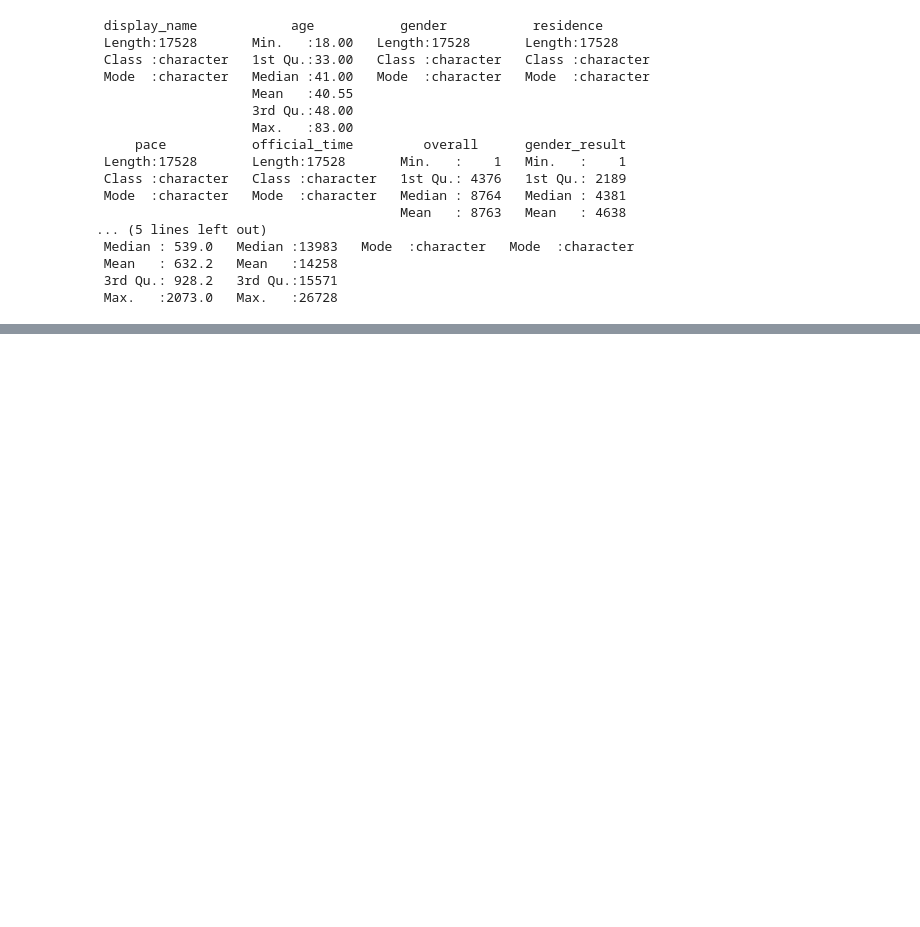
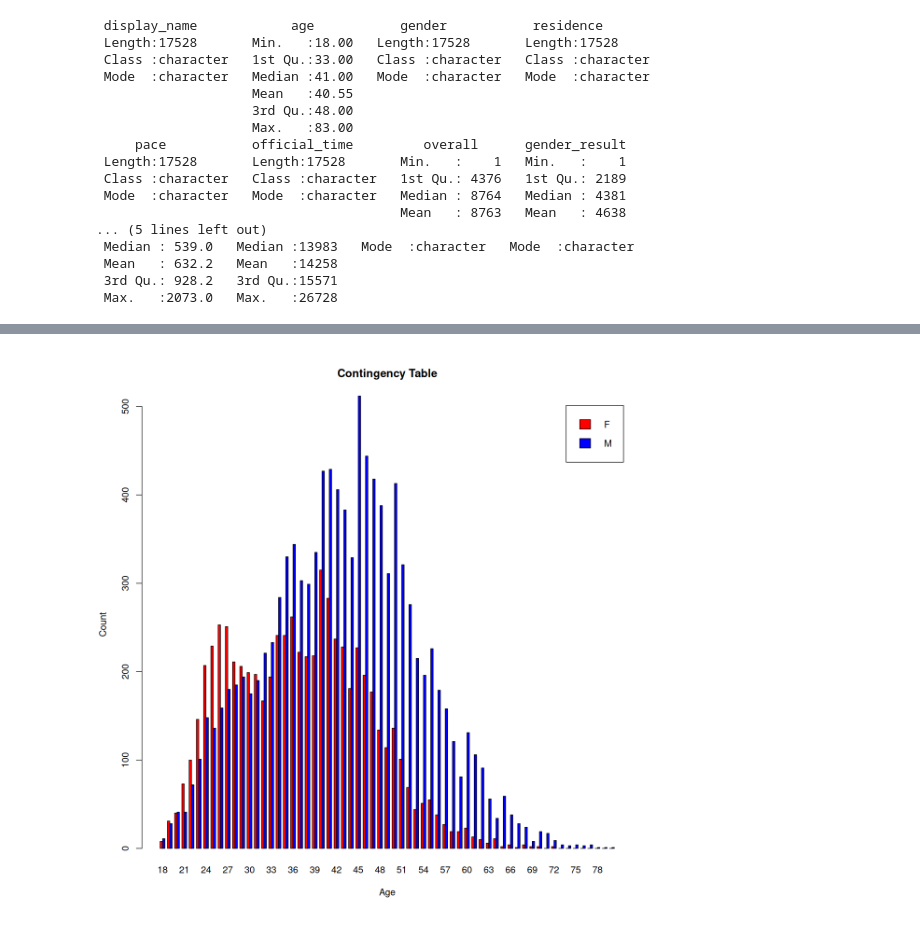
Before and after one commit to BritoAlv/MarathonStatistics, a Jupyter notebook: stats.ipynb, the cells around one changed output, grey strips where cells are left out. Cells and saved outputs as stored; diff of their text form; code cells hidden in the pictures; blank space fills up the shorter version.

```diff
--- a/stats.ipynb
+++ b/stats.ipynb
@@ -99,0 +116,14 @@ curve(dnorm(x, mean = mean(maraton_data$age), sd = sd(maraton_data$age)),
+# %%
+# Create a contingency table
+contingency_table <- table(maraton_data$gender, maraton_data$age)
+barplot(
+    contingency_table,
+    beside = TRUE,
+    legend = TRUE,
+    xlab = "Age",
+    ylab = "Count",
+    main = "Contingency Table",
+    col = c("red", "blue")
+)
+# %% [output]
+[figure, added]
```
Also changed, not shown: parts of 13 cells of this notebook.
